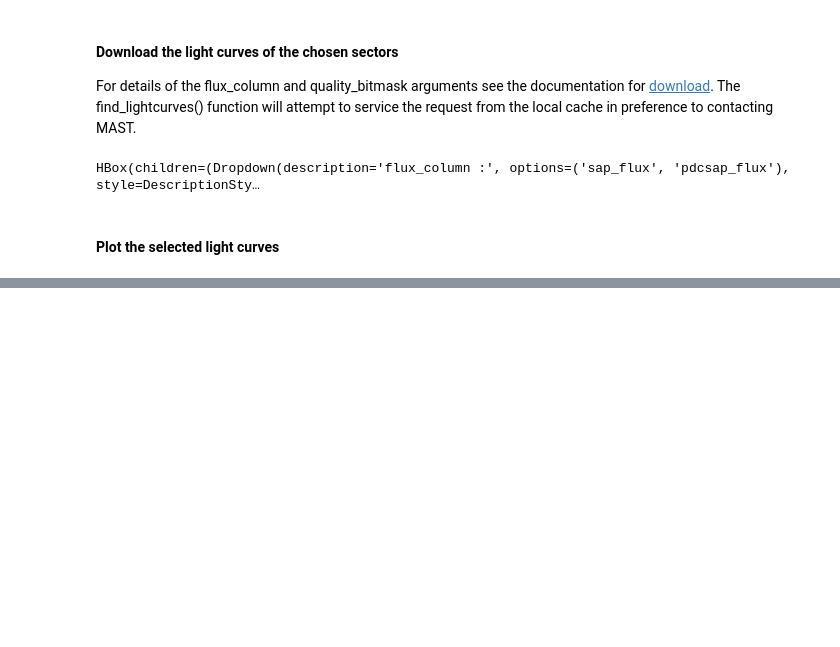
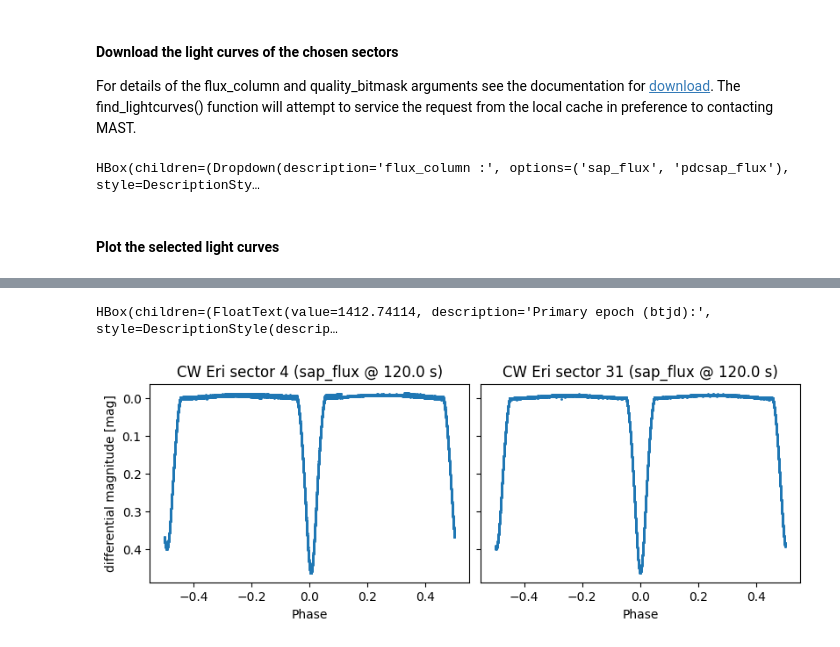
Before and after one commit to SteveOv/modebs, a Jupyter notebook: deb-view.ipynb, the cells around one changed output, grey strips where cells are left out. Cells and saved outputs as stored; diff of their text form; code cells hidden in the pictures; blank space fills up the shorter version.

```diff
--- a/deb-view.ipynb
+++ b/deb-view.ipynb
@@ -169,0 +166,23 @@ plt.close(fig) # Comment this out if using %matplotlib widget to enable interact
+# %%
+tess_ebs_catalogue = Vizier(catalog="J/ApJS/258/16", row_limit=1)
+default_t0, default_period = None, None
+if (result := tess_ebs_catalogue.query_object(mag_lcs[0].meta['OBJECT'])):
+    default_t0, default_period = result[0]["BJD0"][0], result[0]["Per"][0]
+
+display(HBox(children=[
+    (t0_text := FloatText(description="Primary epoch (btjd):",  value=default_t0, style={'description_width': 'max-content'})),
+    (period_text := FloatText(description="Orbital period (d):", value=default_period, style={'description_width': 'max-content'})),
+]))
+# %% [output]
+HBox(children=(FloatText(value=1412.74114, description='Primary epoch (btjd):', style=DescriptionStyle(descrip…
+# %%
+t0 = to_lc_time(t0_text.value, mag_lcs[0])
+period = period_text.value * u.d
+
+# Plot folded copies of the mags LCs. By default lk will give these phase ranges [-0.5, 0.5]
+# which works well here as we want to be able to judge the phase of the secondary eclipses.
+fig = plot_lightcurves((lc.fold(period, t0, normalize_phase=True) for lc in mag_lcs), "delta_mag")
+plt.show(fig)
+plt.close(fig)
+# %% [output]
+[figure, added]
```
Also changed, not shown: parts of 20 cells of this notebook, 1 other file.
